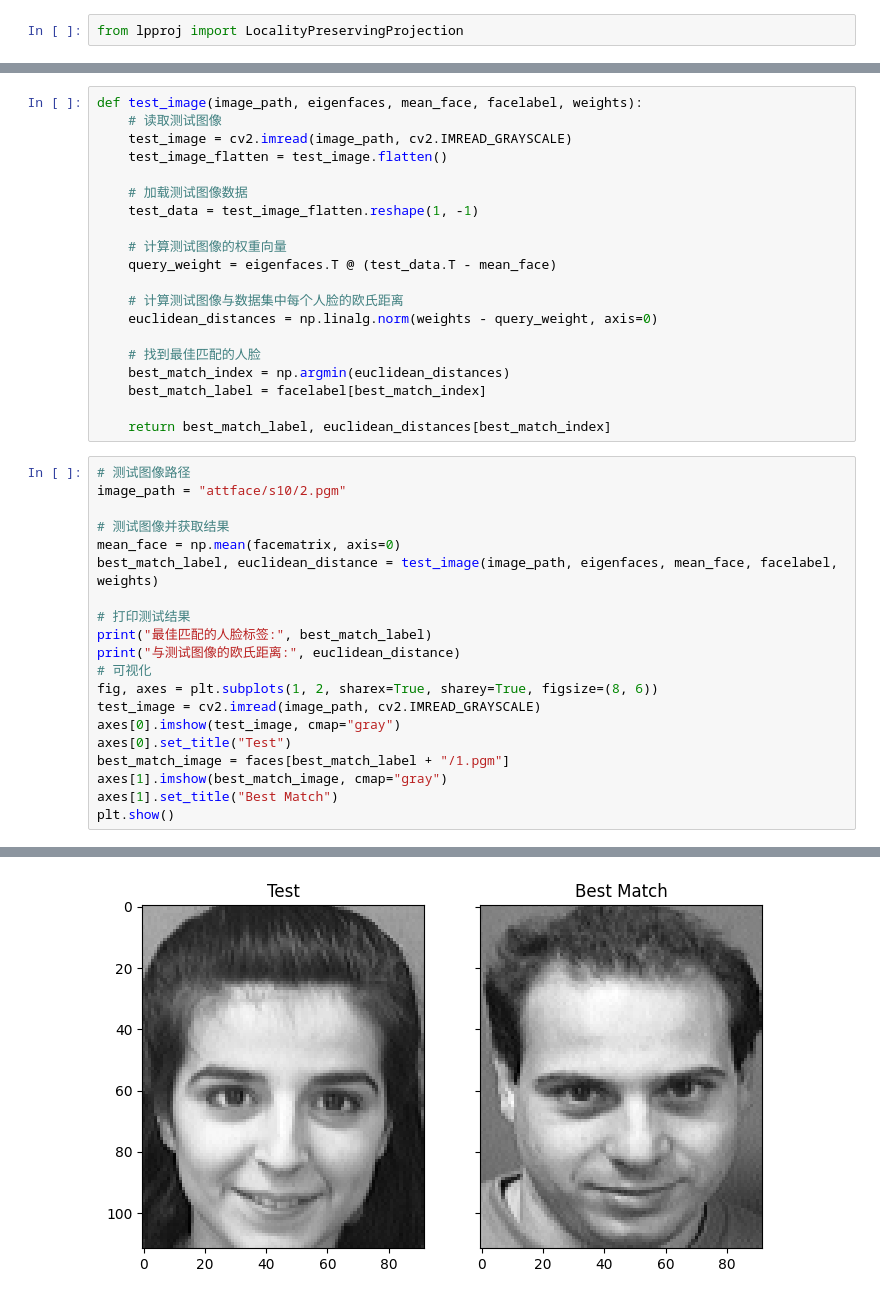
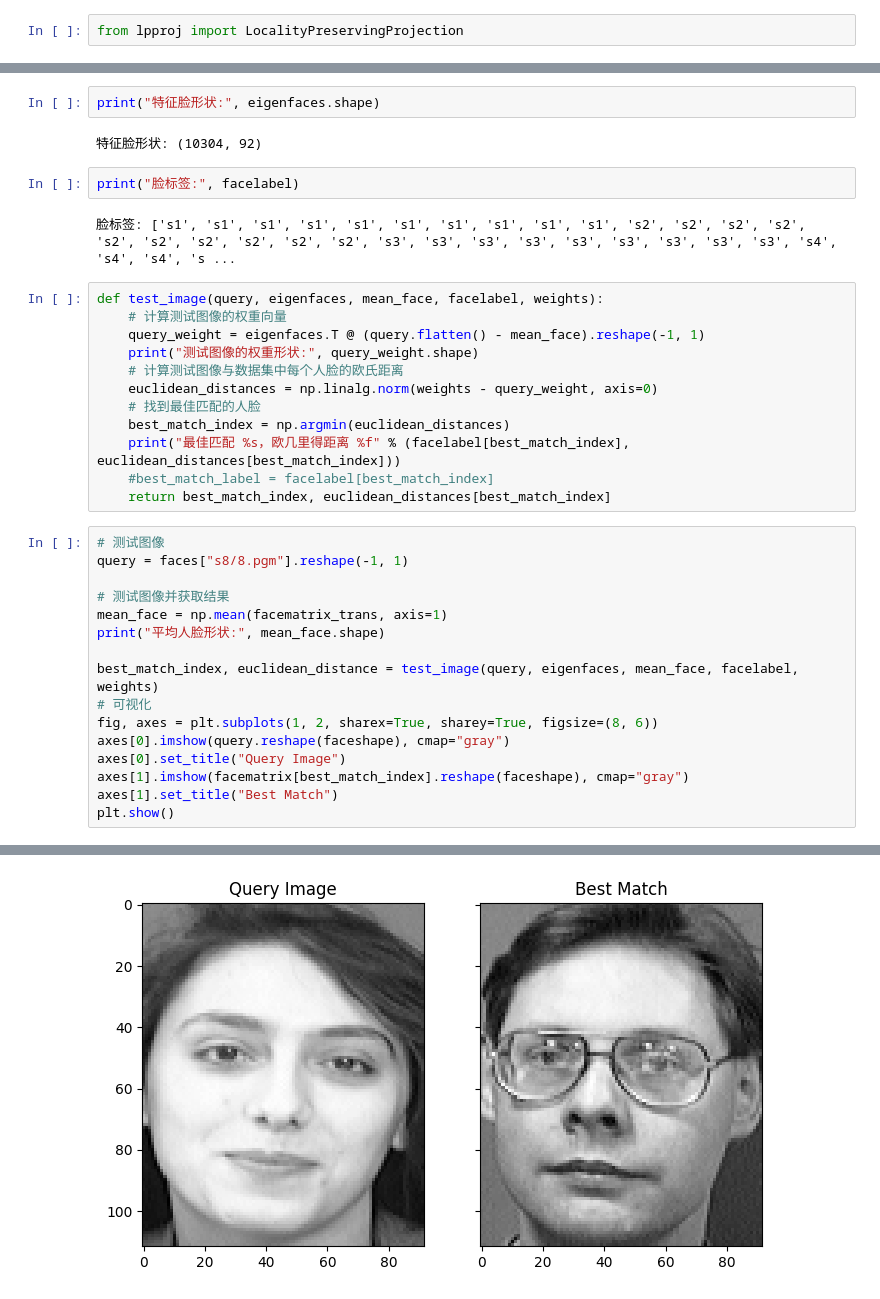
Before and after one commit to TonyHuang6666/Manifold-Learning, a Jupyter notebook: Locality preserving projection/LPP-Face recognition.ipynb, the cells around one changed output, grey strips where cells are left out. Cells and saved outputs as stored; diff of their text form.

Commit message:
欧几里得距离1899

```diff
--- a/Locality preserving projection/LPP-Face recognition.ipynb
+++ b/Locality preserving projection/LPP-Face recognition.ipynb
@@ -214,41 +212,37 @@ plt.show()
+# %%
+print("特征脸形状:", eigenfaces.shape)
+# %% [output]
+特征脸形状: (10304, 92)
+# %%
+print("脸标签:", facelabel)
+# %% [output]
+脸标签: ['s1', 's1', 's1', 's1', 's1', 's1', 's1', 's1', 's1', 's1', 's2', 's2', 's2', 's2', 's2', 's2', 's2', 's2', 's2', 's2', 's3', 's3', 's3', 's3', 's3', 's3', 's3', 's3', 's3', 's4', 's4', 's4', 's ...
 # %%
-def test_image(image_path, eigenfaces, mean_face, facelabel, weights):
-    # 读取测试图像
-    test_image = cv2.imread(image_path, cv2.IMREAD_GRAYSCALE)
-    test_image_flatten = test_image.flatten()
-
-    # 加载测试图像数据
-    test_data = test_image_flatten.reshape(1, -1)
-
+def test_image(query, eigenfaces, mean_face, facelabel, weights):
     # 计算测试图像的权重向量
-    query_weight = eigenfaces.T @ (test_data.T - mean_face)
-
+    query_weight = eigenfaces.T @ (query.flatten() - mean_face).reshape(-1, 1)
+    print("测试图像的权重形状:", query_weight.shape)
     # 计算测试图像与数据集中每个人脸的欧氏距离
     euclidean_distances = np.linalg.norm(weights - query_weight, axis=0)
-
     # 找到最佳匹配的人脸
     best_match_index = np.argmin(euclidean_distances)
-    best_match_label = facelabel[best_match_index]
-
-    return best_match_label, euclidean_distances[best_match_index]
+    print("最佳匹配 %s，欧几里得距离 %f" % (facelabel[best_match_index], euclidean_distances[best_match_index]))
+    #best_match_label = facelabel[best_match_index]
+    return best_match_index, euclidean_distances[best_match_index]
 # %%
-# 测试图像路径
-image_path = "attface/s10/2.pgm"
+# 测试图像
+query = faces["s8/8.pgm"].reshape(-1, 1)
 
 # 测试图像并获取结果
-mean_face = np.mean(facematrix, axis=0)
-best_match_label, euclidean_distance = test_image(image_path, eigenfaces, mean_face, facelabel, weights)
+mean_face = np.mean(facematrix_trans, axis=1)
+print("平均人脸形状:", mean_face.shape)
 
-# 打印测试结果
-print("最佳匹配的人脸标签:", best_match_label)
-print("与测试图像的欧氏距离:", euclidean_distance)
+best_match_index, euclidean_distance = test_image(query, eigenfaces, mean_face, facelabel, weights)
 # 可视化
 fig, axes = plt.subplots(1, 2, sharex=True, sharey=True, figsize=(8, 6))
-test_image = cv2.imread(image_path, cv2.IMREAD_GRAYSCALE)
-axes[0].imshow(test_image, cmap="gray")
-axes[0].set_title("Test")
-best_match_image = faces[best_match_label + "/1.pgm"]
-axes[1].imshow(best_match_image, cmap="gray")
+axes[0].imshow(query.reshape(faceshape), cmap="gray")
+axes[0].set_title("Query Image")
+axes[1].imshow(facematrix[best_match_index].reshape(faceshape), cmap="gray")
 axes[1].set_title("Best Match")
 plt.show()
 # %% [output]
@@ -257 +252 @@ plt.show()
-[figure, old version]
+[figure, new version]
```
Also changed, not shown: parts of 3 cells of this notebook, 2 other files.
